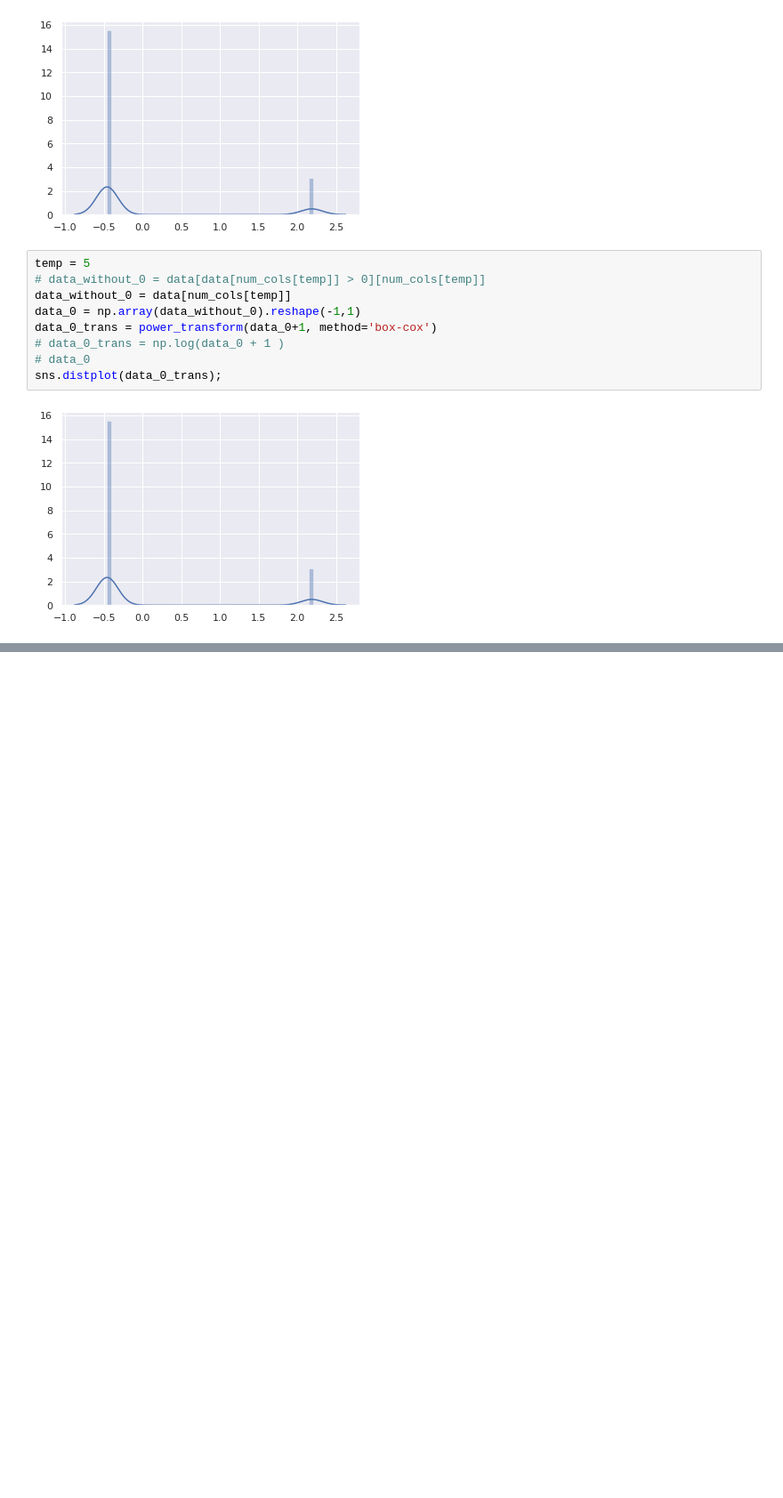
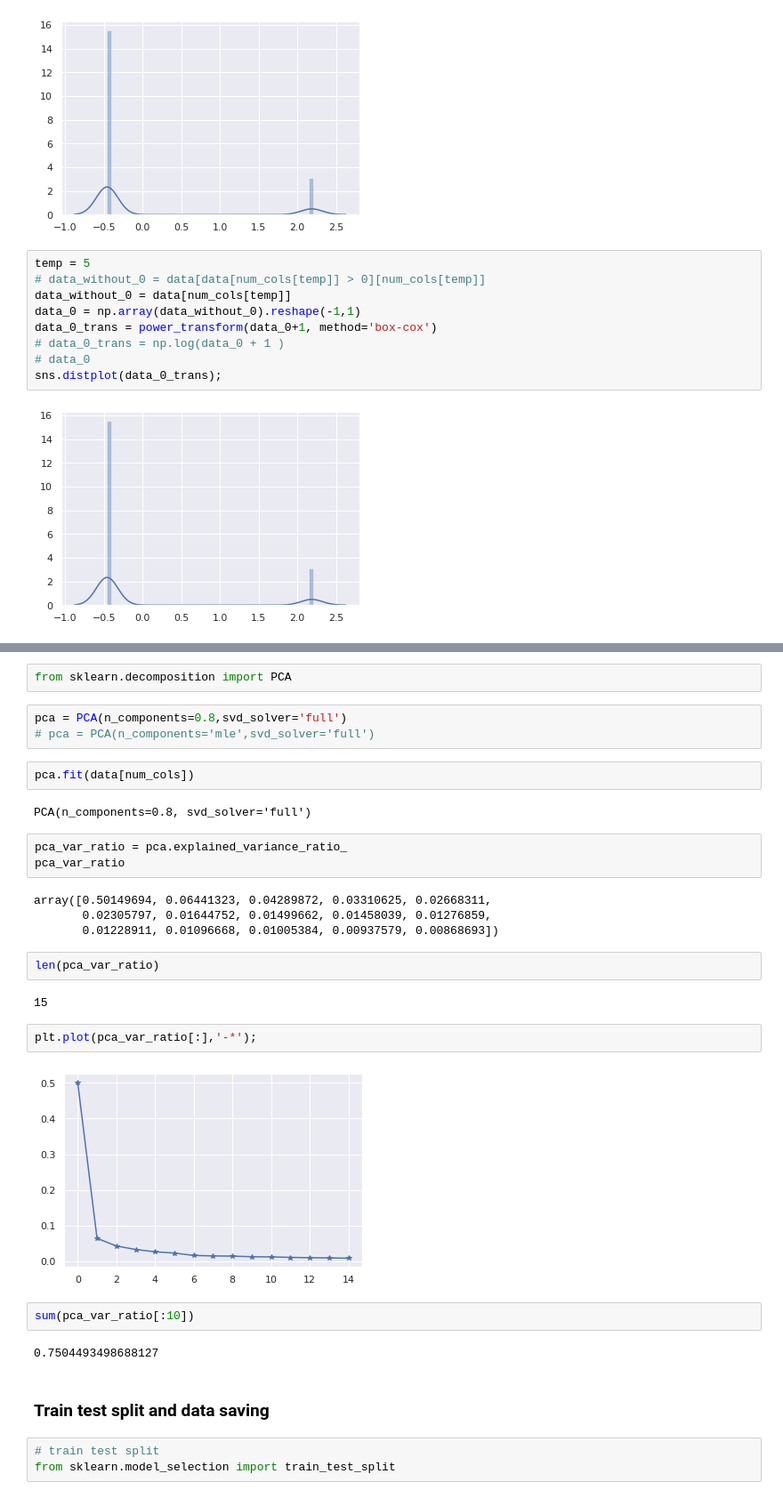
Before and after one commit to dinabandhu50/FREQUENT_OPIATE_PRESCRIBER, a Jupyter notebook: notebooks/EDA.ipynb, the cells around one changed output, grey strips where cells are left out. Shown at 89% size. Saved outputs shown, nothing was run; the diff lists cells and outputs as text; blank space fills up the shorter version.

```diff
--- a/notebooks/EDA.ipynb
+++ b/notebooks/EDA.ipynb
@@ -362,0 +345,33 @@ data[num_cols].max().mean()
+# %%
+from sklearn.decomposition import PCA
+# %%
+pca = PCA(n_components=0.8,svd_solver='full')
+# pca = PCA(n_components='mle',svd_solver='full')
+# %%
+pca.fit(data[num_cols])
+# %% [output]
+PCA(n_components=0.8, svd_solver='full')
+# %%
+pca_var_ratio = pca.explained_variance_ratio_
+pca_var_ratio
+# %% [output]
+array([0.50149694, 0.06441323, 0.04289872, 0.03310625, 0.02668311,
+       0.02305797, 0.01644752, 0.01499662, 0.01458039, 0.01276859,
+       0.01228911, 0.01096668, 0.01005384, 0.00937579, 0.00868693])
+# %%
+len(pca_var_ratio)
+# %% [output]
+15
+# %%
+plt.plot(pca_var_ratio[:],'-*');
+# %% [output]
+[figure, added]
+# %%
+sum(pca_var_ratio[:10])
+# %% [output]
+0.7504493498688127
+# %% [markdown]
+### Train test split and data saving
+# %%
+# train test split
+from sklearn.model_selection import train_test_split
```
Also changed, not shown: parts of 6 cells of this notebook, 6 other files.
